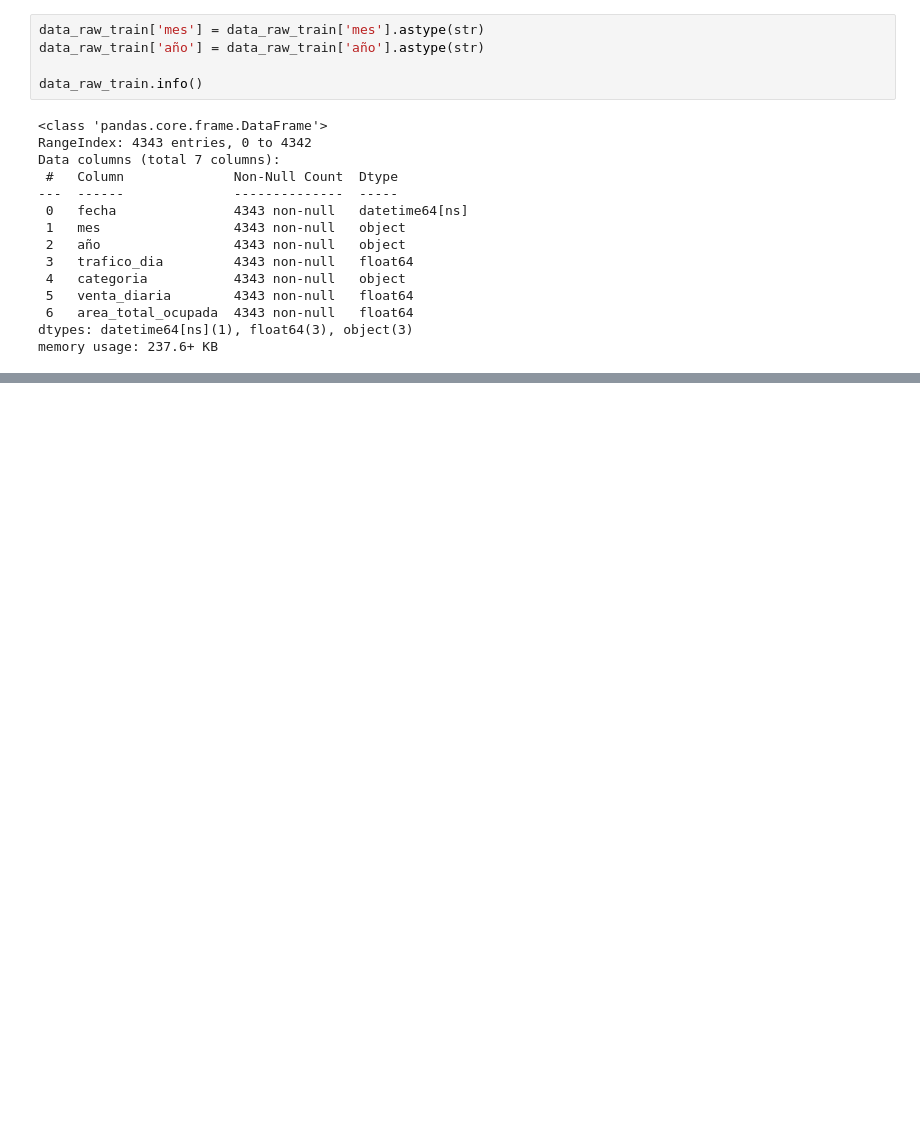
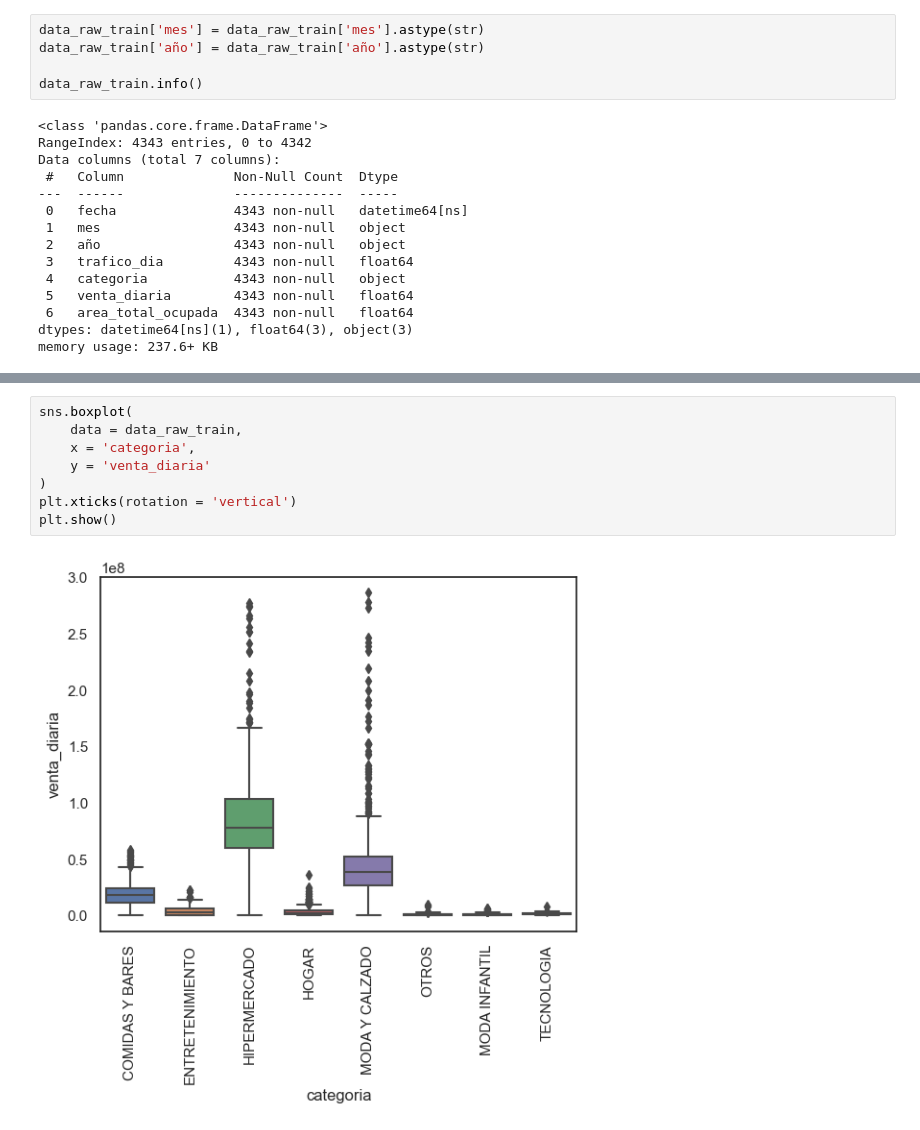
Before and after one commit to sabedoyari/pactia_data_scientist_test, a Jupyter notebook: solucion_caso_de_negocio.ipynb, the cells around one changed output, grey strips where cells are left out. Drawn from its saved outputs; the diff is of its cells as text; blank space fills up the shorter version.

```diff
--- a/solucion_caso_de_negocio.ipynb
+++ b/solucion_caso_de_negocio.ipynb
@@ -84,0 +174,10 @@ Teniendo en cuenta los datos entregados en el conjunto "train", al hacer una an
+# %%
+sns.boxplot(
+    data = data_raw_train,
+    x = 'categoria',
+    y = 'venta_diaria'
+)
+plt.xticks(rotation = 'vertical')
+plt.show()
+# %% [output]
+[figure, added]
```
Also changed, not shown: parts of 35 cells of this notebook, 1 other file.
